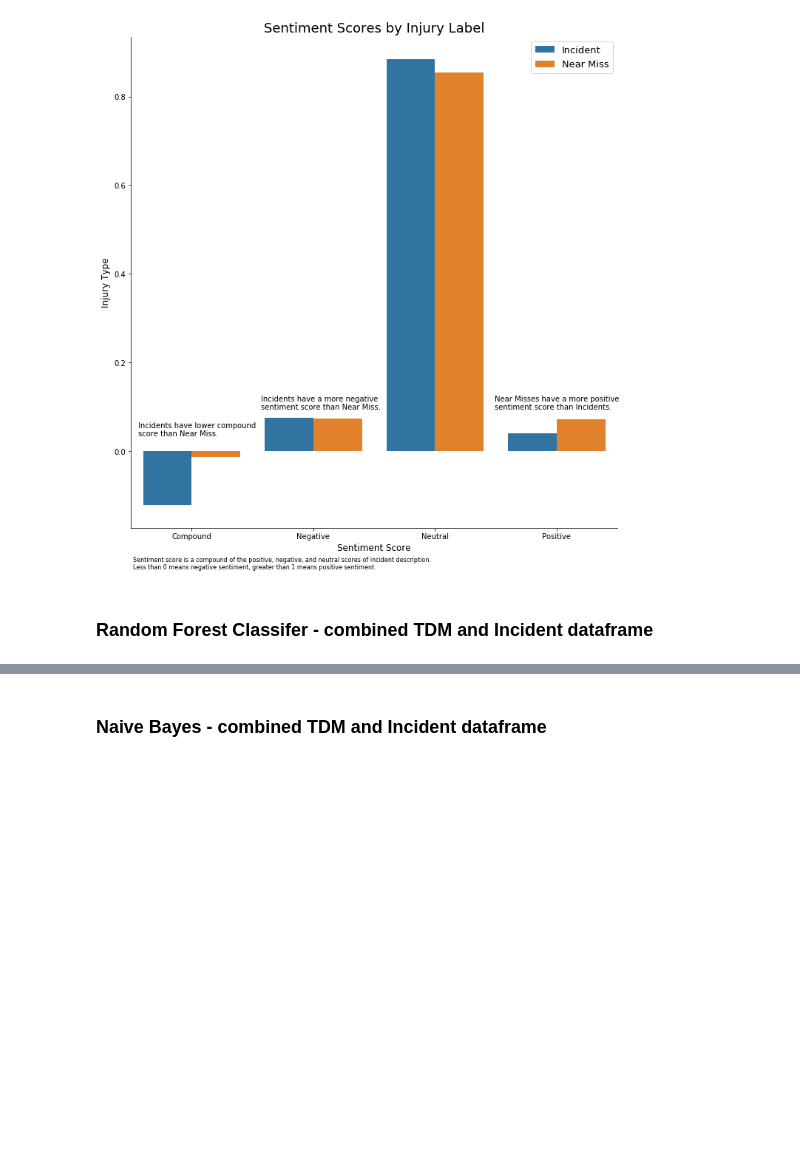
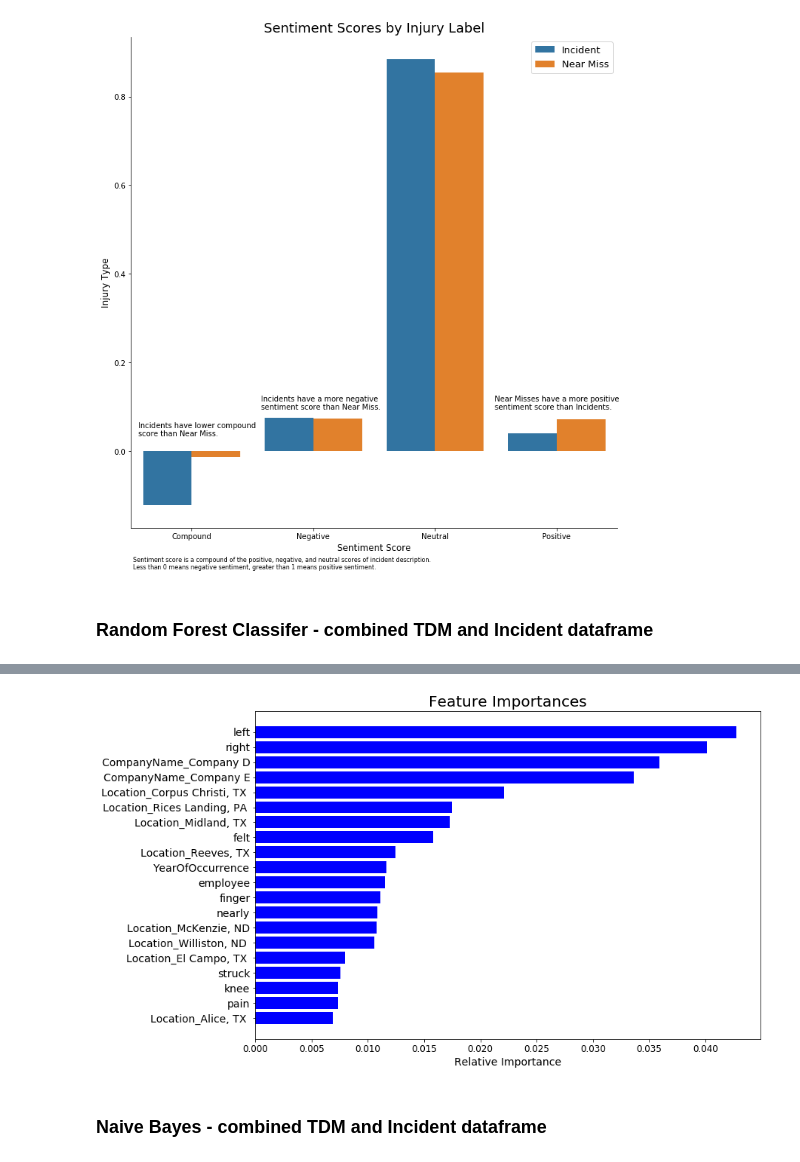
Before and after one commit to ist719-finalproject/FinalProject, a Jupyter notebook: IST718 Project - Kim,TS,Brandon,Amanda.ipynb, the cells around one changed output, grey strips where cells are left out. Drawn from its saved outputs; the diff is of its cells as text; code cells hidden in the pictures; blank space fills up the shorter version.

```diff
--- a/IST718 Project - Kim,TS,Brandon,Amanda.ipynb
+++ b/IST718 Project - Kim,TS,Brandon,Amanda.ipynb
@@ -708,14 +729,16 @@ len(indices)
 # %%
 importances = clf.feature_importances_
-indices = np.argsort(importances)[5818:]
+indices = np.argsort(importances)[5459:]
 
 plt.figure(figsize=(12,8))
 plt.title('Feature Importances', fontsize = 20)
 plt.barh(range(20), importances[indices], color='b', align='center')
 plt.yticks(range(len(indices)), [feature_list[i] for i in indices], fontsize = 14)
 plt.xticks(fontsize = 12)
 plt.xlabel('Relative Importance', fontsize = 14)
 plt.show()
+# %% [output]
+[figure, added]
 # %% [markdown]
 ### Naive Bayes - combined TDM and Incident dataframe
 # %% [markdown]
```
Also changed, not shown: parts of 13 cells of this notebook.
